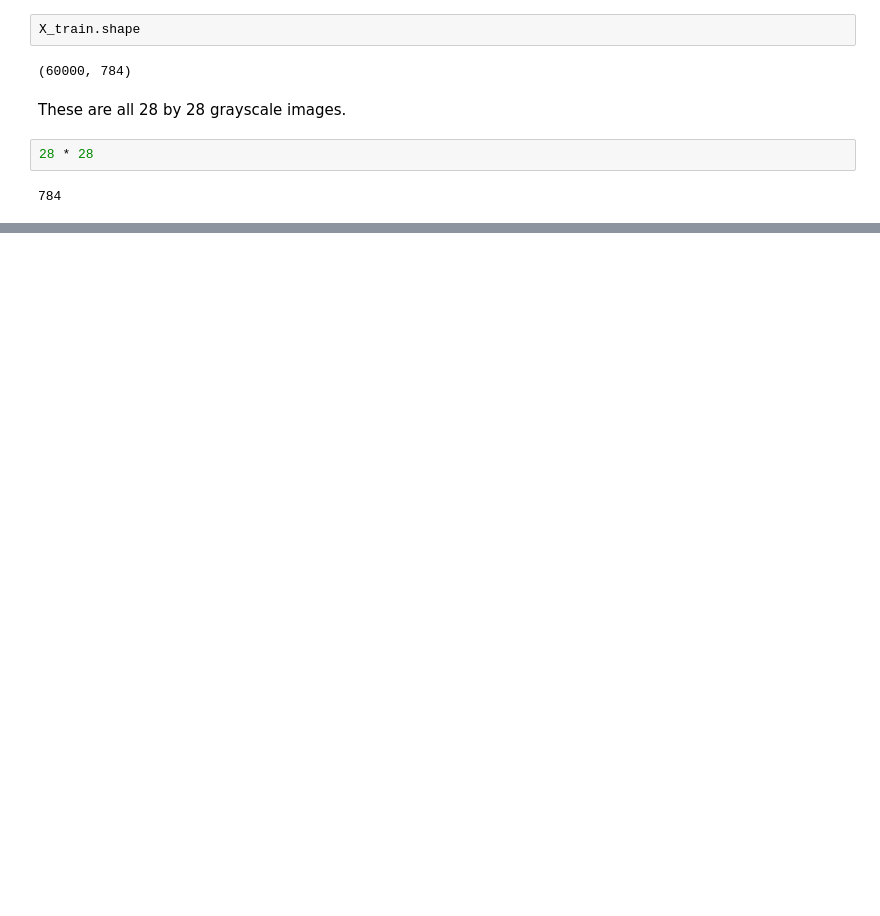
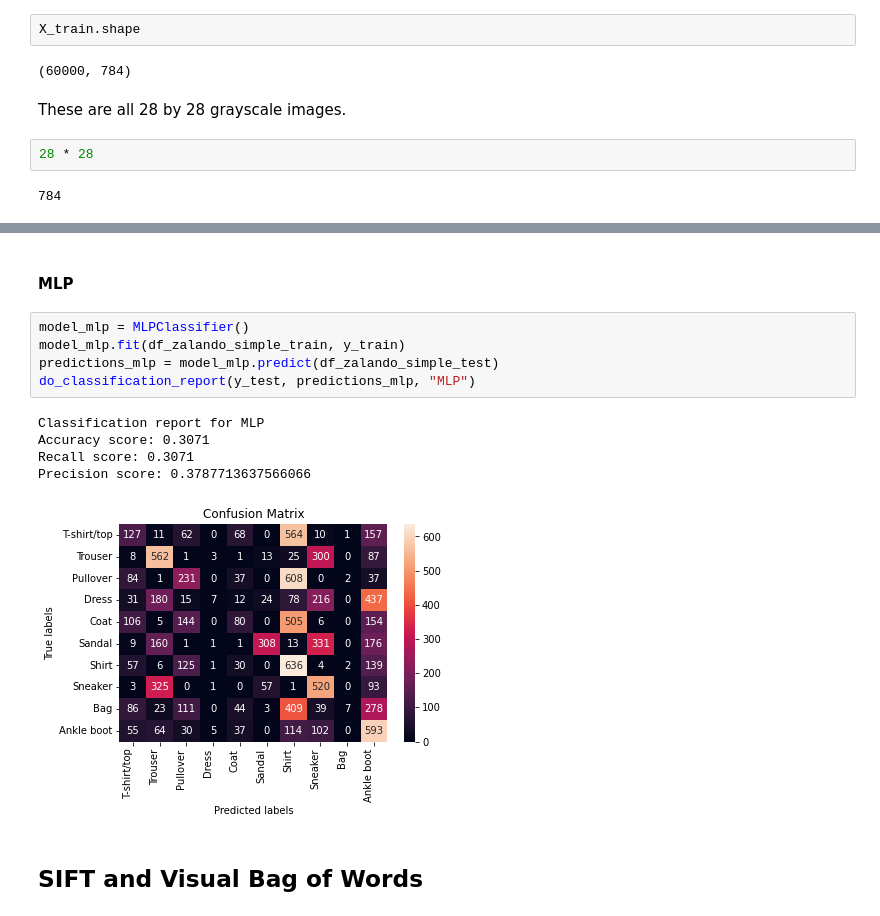
Before and after one commit to PaulErpen/Machine-Learning---Deep-Learning-Exercise, a Jupyter notebook: Traditional_Machine_Learning_Zalando.ipynb, the cells around one changed output, grey strips where cells are left out. Cells and saved outputs as stored; diff of their text form; blank space fills up the shorter version.

Commit message:
Before refactoring SIFT

```diff
--- a/Traditional_Machine_Learning_Zalando.ipynb
+++ b/Traditional_Machine_Learning_Zalando.ipynb
@@ -169,0 +273,15 @@ Algorithms used:
+# %% [markdown]
+#### MLP
+# %%
+model_mlp = MLPClassifier()
+model_mlp.fit(df_zalando_simple_train, y_train)
+predictions_mlp = model_mlp.predict(df_zalando_simple_test)
+do_classification_report(y_test, predictions_mlp, "MLP")
+# %% [output]
+Classification report for MLP
+Accuracy score: 0.3071
+Recall score: 0.3071
+Precision score: 0.3787713637566066
+[figure, added]
+# %% [markdown]
+## SIFT and Visual Bag of Words
```
Also changed, not shown: parts of 19 cells of this notebook, 2 other files.
